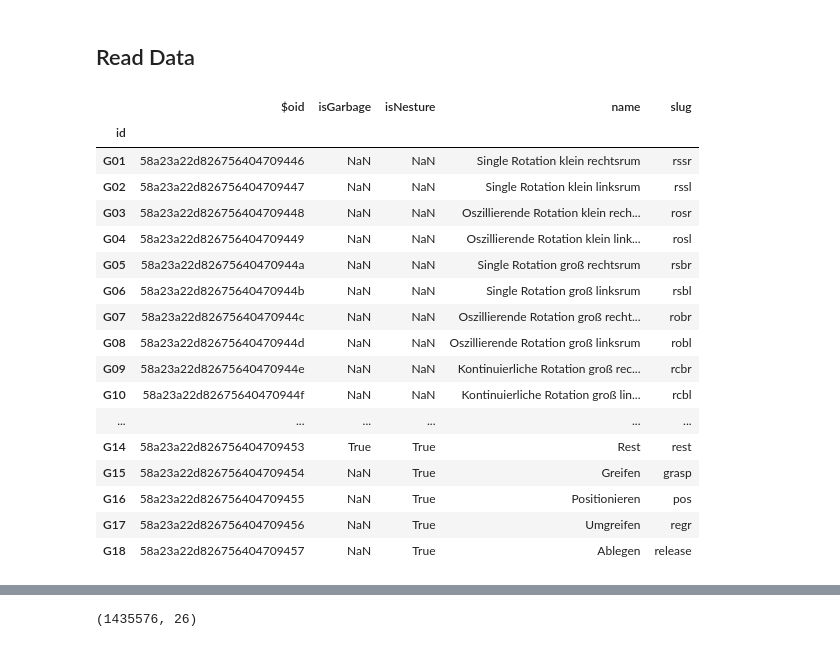
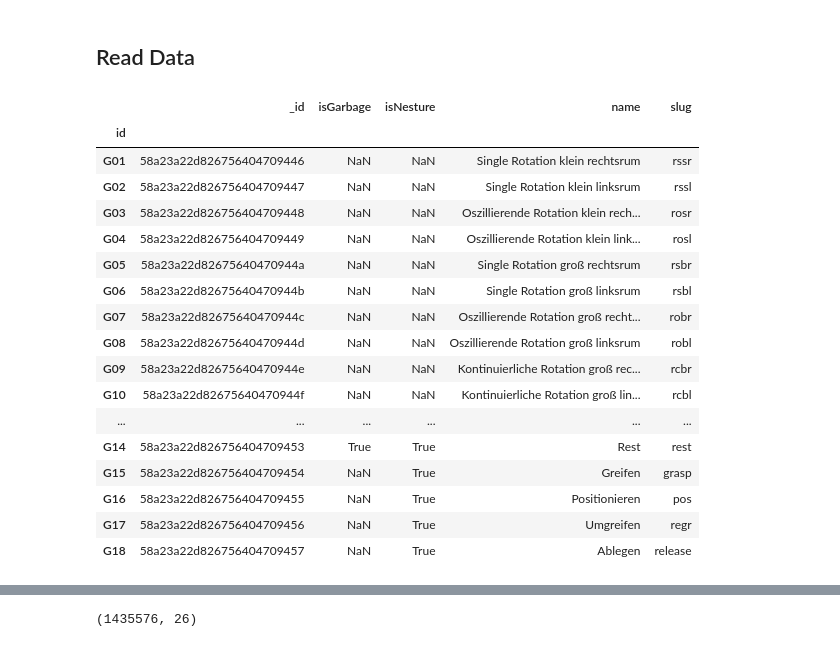
Before and after one commit to Make-O-Matic/MOM-Engine, a Jupyter notebook: data_preprocess.ipynb, the cells around one changed output, grey strips where cells are left out. Drawn from its saved outputs; the diff is of its cells as text; code cells hidden in the pictures.

Commit message:
loading mutations and parcours from json

```diff
--- a/data_preprocess.ipynb
+++ b/data_preprocess.ipynb
@@ -19,23 +11,35 @@ with open(json_file) as data_file:
-# %%
-gestures_df = pd.DataFrame.from_dict(gestures['gestures'])
-gestures_df.set_index('id', inplace=True)
-gestures_df
-# %% [output]
-|  | $oid | isGarbage | isNesture | name | slug |
-| id |  |  |  |  |  |
-| G01 | 58a23a22d826756404709446 | NaN | NaN | Single Rotation klein rechtsrum | rssr |
-| G02 | 58a23a22d826756404709447 | NaN | NaN | Single Rotation klein linksrum | rssl |
-| G03 | 58a23a22d826756404709448 | NaN | NaN | Oszillierende Rotation klein rech... | rosr |
-| G04 | 58a23a22d826756404709449 | NaN | NaN | Oszillierende Rotation klein link... | rosl |
-| G05 | 58a23a22d82675640470944a | NaN | NaN | Single Rotation groß rechtsrum | rsbr |
-| G06 | 58a23a22d82675640470944b | NaN | NaN | Single Rotation groß linksrum | rsbl |
-| G07 | 58a23a22d82675640470944c | NaN | NaN | Oszillierende Rotation groß recht... | robr |
-| G08 | 58a23a22d82675640470944d | NaN | NaN | Oszillierende Rotation groß linksrum | robl |
-| G09 | 58a23a22d82675640470944e | NaN | NaN | Kontinuierliche Rotation groß rec... | rcbr |
-| G10 | 58a23a22d82675640470944f | NaN | NaN | Kontinuierliche Rotation groß lin... | rcbl |
-| ... | ... | ... | ... | ... | ... |
-| G14 | 58a23a22d826756404709453 | True | True | Rest | rest |
-| G15 | 58a23a22d826756404709454 | NaN | True | Greifen | grasp |
-| G16 | 58a23a22d826756404709455 | NaN | True | Positionieren | pos |
-| G17 | 58a23a22d826756404709456 | NaN | True | Umgreifen | regr |
-| G18 | 58a23a22d826756404709457 | NaN | True | Ablegen | release |
+# %%
+# main data
+csv_file = 'data/EXPORT_09042017173622.csv'
+
+# json files to translate gestures, parcours into long text
+#gestures_file = 'data/gestures.json' # this is the file edited manually by us to conform to json
+gestures_file = 'data/gestures.json.orig' # this is the file edited manually by us to conform to json
+parcours_file = 'data/parcours.json'
+mutations_file = 'data/mutations.json'
+
+files = (gestures_file, parcours_file, mutations_file)
+dataframes = []
+
+# NOTE THAT THESE JSON FILES ARE NOT JSON CONFORM
+# each line is a json string on its own, so we need to process the json line by line and combine THEN into a list
+# %%
+def get_oid(oid_dict):
+    # get from the original representation {u'$oid': u'589c8ed31337b5ab1e1be121'} just the oid
+    return oid_dict['$oid']
+# %%
+for filename in files:
+    with open(filename) as f:
+        lines = [line.rstrip('\n') for line in f]   # .decode("utf-8")
+
+    lines = [json.loads(line) for line in lines]
+
+    # convert list of json lines into Dataframe
+    df = pd.DataFrame.from_dict(lines)
+    # convert long $oid to short
+    df['_id'] = df['_id'].apply(get_oid)
+
+    # set the real id
+    df.set_index('id', inplace=True)
+
+    dataframes.append(df)
@@ -41,0 +48,21 @@ gestures_df
+# %%
+gestures
+# %% [output]
+|  | _id | isGarbage | isNesture | name | slug |
+| id |  |  |  |  |  |
+| G01 | 58a23a22d826756404709446 | NaN | NaN | Single Rotation klein rechtsrum | rssr |
+| G02 | 58a23a22d826756404709447 | NaN | NaN | Single Rotation klein linksrum | rssl |
+| G03 | 58a23a22d826756404709448 | NaN | NaN | Oszillierende Rotation klein rech... | rosr |
+| G04 | 58a23a22d826756404709449 | NaN | NaN | Oszillierende Rotation klein link... | rosl |
+| G05 | 58a23a22d82675640470944a | NaN | NaN | Single Rotation groß rechtsrum | rsbr |
+| G06 | 58a23a22d82675640470944b | NaN | NaN | Single Rotation groß linksrum | rsbl |
+| G07 | 58a23a22d82675640470944c | NaN | NaN | Oszillierende Rotation groß recht... | robr |
+| G08 | 58a23a22d82675640470944d | NaN | NaN | Oszillierende Rotation groß linksrum | robl |
+| G09 | 58a23a22d82675640470944e | NaN | NaN | Kontinuierliche Rotation groß rec... | rcbr |
+| G10 | 58a23a22d82675640470944f | NaN | NaN | Kontinuierliche Rotation groß lin... | rcbl |
+| ... | ... | ... | ... | ... | ... |
+| G14 | 58a23a22d826756404709453 | True | True | Rest | rest |
+| G15 | 58a23a22d826756404709454 | NaN | True | Greifen | grasp |
+| G16 | 58a23a22d826756404709455 | NaN | True | Positionieren | pos |
+| G17 | 58a23a22d826756404709456 | NaN | True | Umgreifen | regr |
+| G18 | 58a23a22d826756404709457 | NaN | True | Ablegen | release |
```
Also changed, not shown: parts of 23 cells of this notebook.
